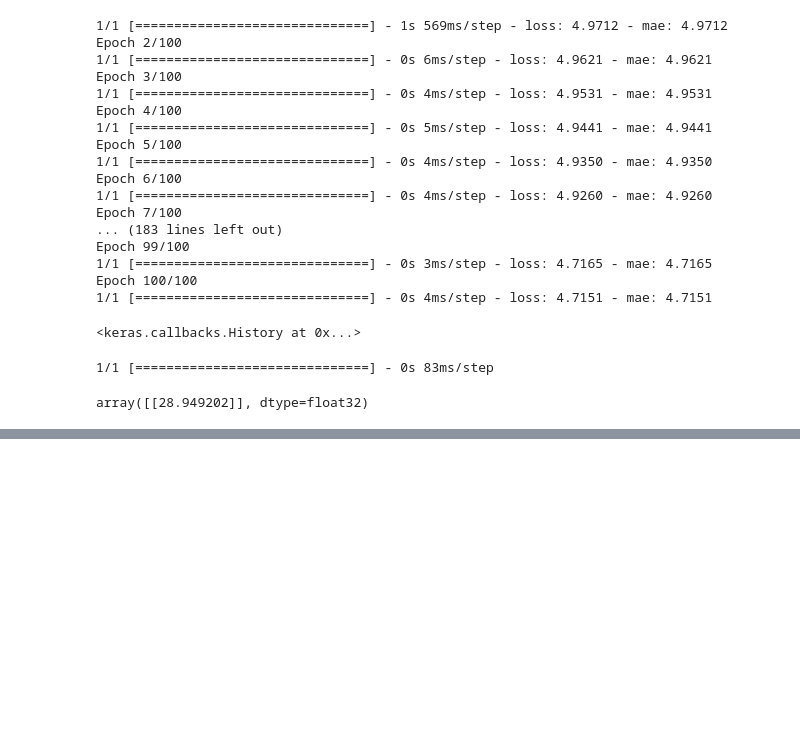
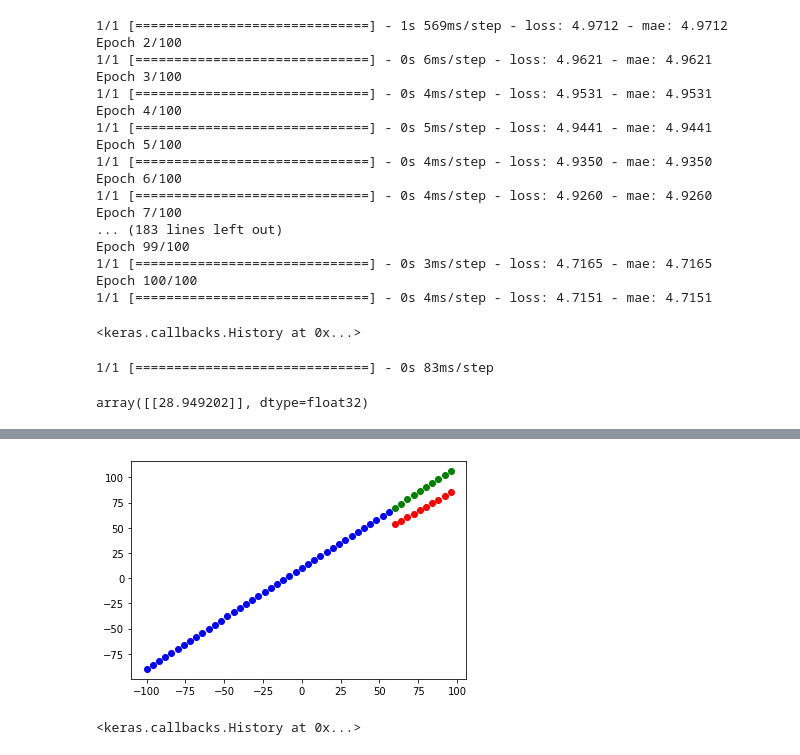
Before and after one commit to Amgonz34/learning_tensorflow, a Jupyter notebook: regression_in_tensorflow.ipynb, the cells around one changed output, grey strips where cells are left out. Cells and saved outputs as stored; diff of their text form; code cells hidden in the pictures; blank space fills up the shorter version.

```diff
--- a/regression_in_tensorflow.ipynb
+++ b/regression_in_tensorflow.ipynb
@@ -233,0 +303,2 @@ array([[28.949202]], dtype=float32)
+# %%
+pred = model.predict(x_test)
@@ -233,0 +324,7 @@ array([[28.949202]], dtype=float32)
+# %%
+def plot(pred):
+    plt.figure()
+    plt.scatter(x_train, y_train, c='blue', label='Training data')
+    plt.scatter(x_test, y_test, c='green', label='testing data')
+    plt.scatter(x_test, pred, c='red', label='testing data')
+    plt.show
@@ -233,0 +364,15 @@ array([[28.949202]], dtype=float32)
+# %%
+tf.random.set_seed(42)
+
+model = tf.keras.Sequential([
+    tf.keras.layers.Dense(1)
+])
+
+# 2. compile the model
+model.compile(
+    loss=tf.keras.losses.mae,
+    optimizer=tf.keras.optimizers.SGD(),
+    metrics=['mae']
+)
+# 3. fit the model
+model.fit(tf.expand_dims(x_train, axis=-1), y_train, epochs=100, verbose=0)
@@ -233,0 +381,5 @@ array([[28.949202]], dtype=float32)
+# %%
+y_pred = model.predict(x_test)
+mae1 = mae(y_test, y_pred)
+mse1 = mse(y_test, y_pred)
+mae1, mse1
@@ -233,0 +390,22 @@ array([[28.949202]], dtype=float32)
+# %%
+plot(y_pred)
+# %% [output]
+[figure, added]
+# %%
+tf.random.set_seed(42)
+
+model = tf.keras.Sequential([
+    tf.keras.layers.Dense(50, input_shape=[1], name='input_layer'),
+    tf.keras.layers.Dense(1, name='output_layer')
+])
+
+# 2. compile the model
+model.compile(
+    loss=tf.keras.losses.mae,
+    optimizer=tf.keras.optimizers.SGD(),
+    metrics=['mae']
+)
+# 3. fit the model
+model.fit(tf.expand_dims(x_train, axis=-1), y_train, epochs=100, verbose=0)
+# %% [output]
+<keras.callbacks.History at 0x...>
```
Also changed, not shown: parts of 40 cells of this notebook, 5 other files.
